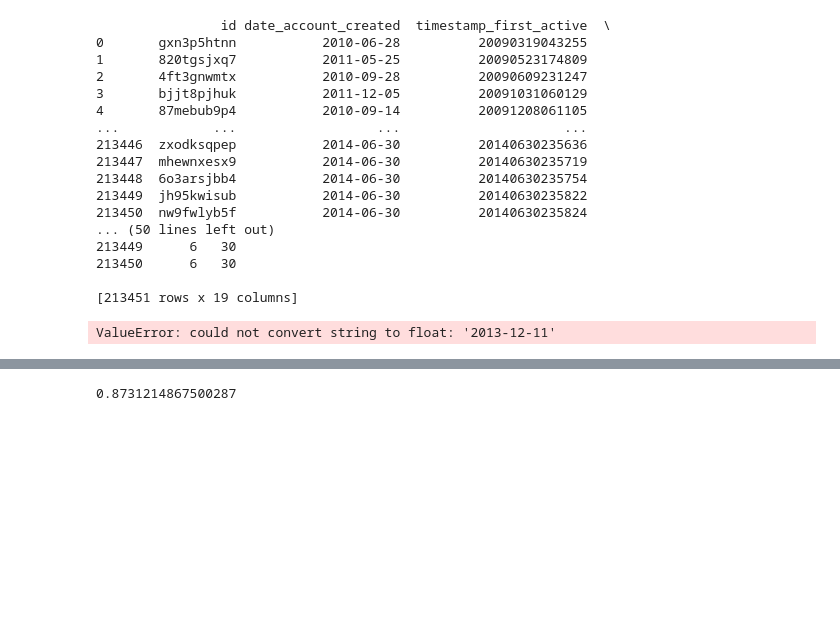
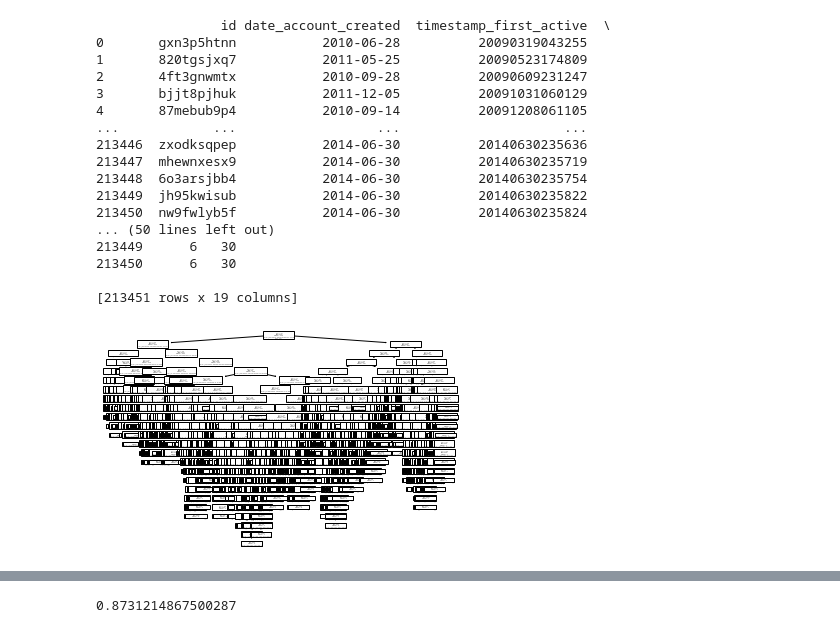
Before and after one commit to Shaimaa-moh/Mining-Project, a Jupyter notebook: Airbnb.ipynb, the cells around one changed output, grey strips where cells are left out. Drawn from its saved outputs; the diff is of its cells as text; code cells hidden in the pictures; blank space fills up the shorter version.

Commit message:
Visualizing DT

```diff
--- a/Airbnb.ipynb
+++ b/Airbnb.ipynb
@@ -257,11 +255,13 @@ print (df)
 # %%
 clf = DecisionTreeClassifier()
 # Train Decision Tree Classifer
 clf = clf.fit(X_train,y_train)
 #Predict the response for test dataset
 y_pred = clf.predict(X_test)
+tree.plot_tree(clf)
+plt.show()
 # %% [output]
-ValueError: could not convert string to float: '2013-12-11'
+[figure, added]
 # %%
 #Model Accuracy, how often is the classifier correct?
 print("Accuracy:",metrics.accuracy_score(y_test, y_pred))
```
Also changed, not shown: parts of 3 cells of this notebook.
